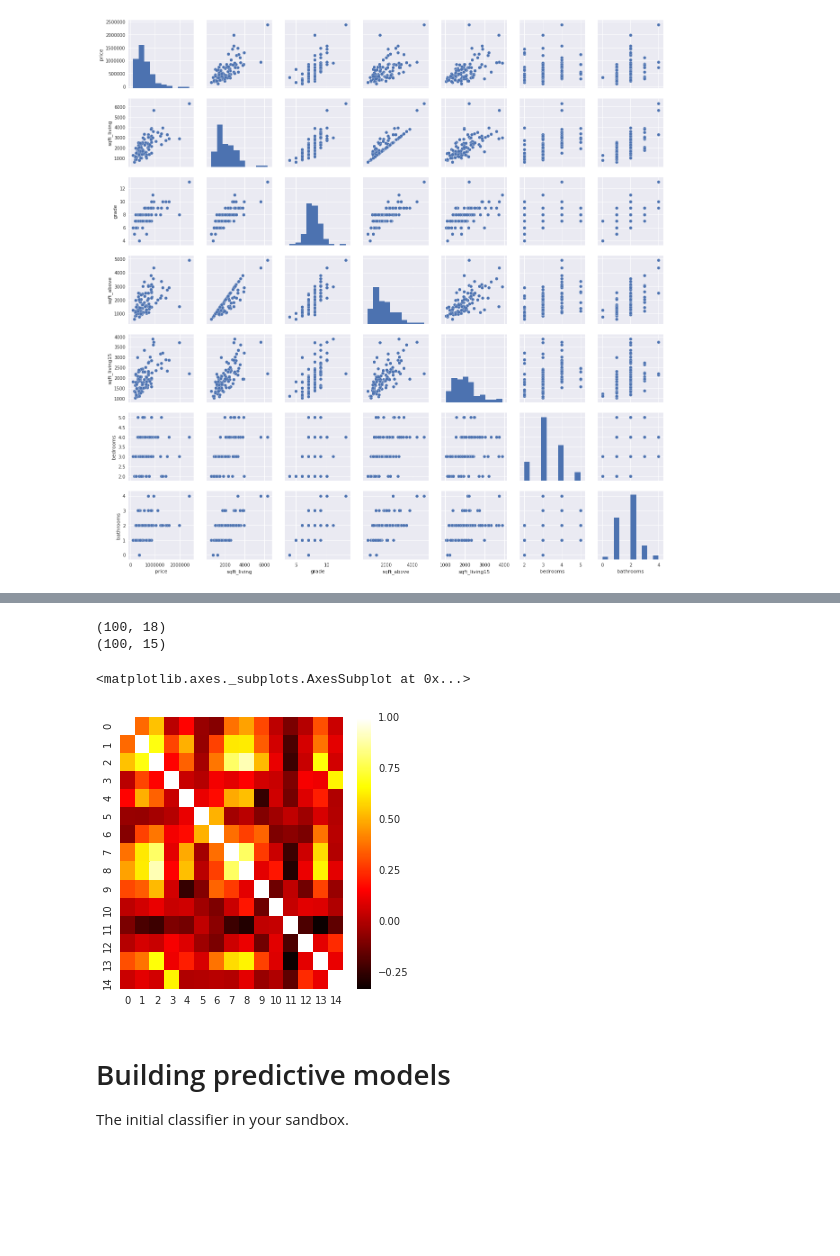
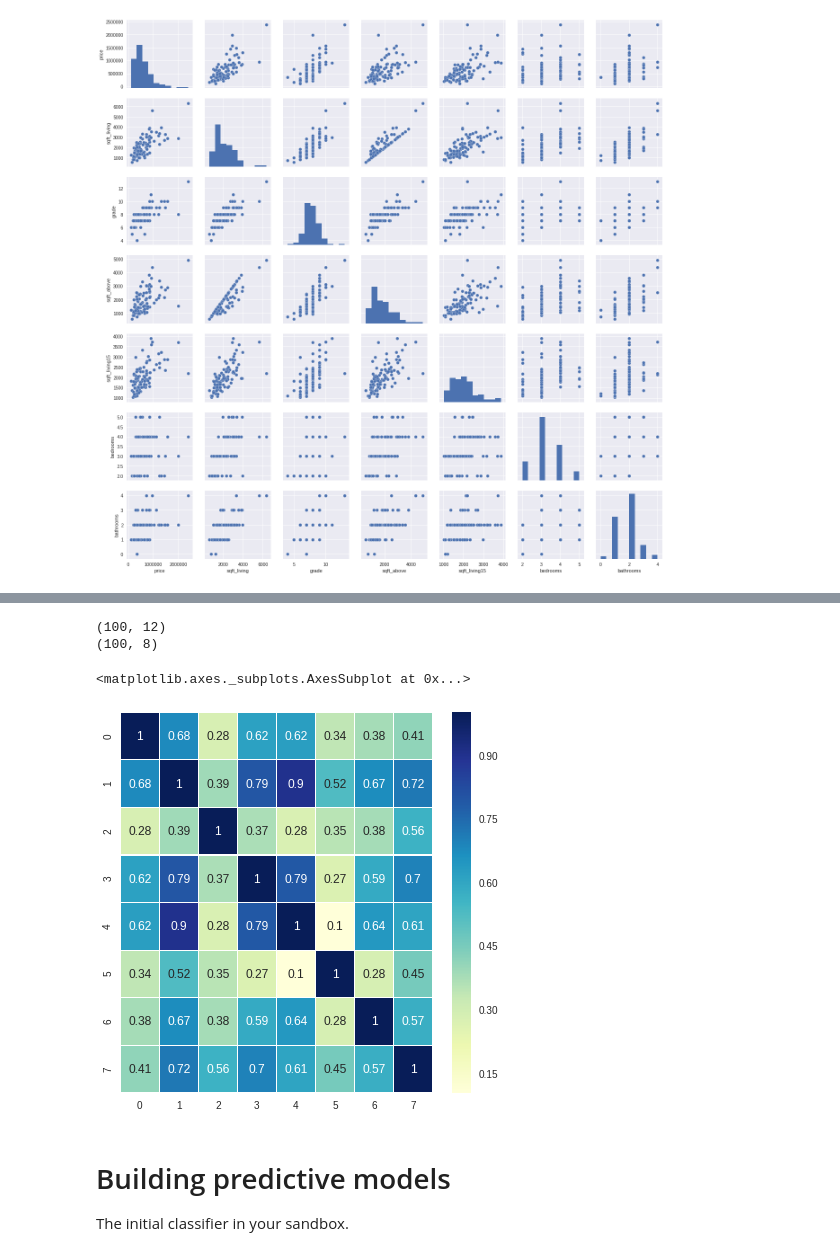
Before and after one commit to solidarite/friend, a Jupyter notebook: README.ipynb, the cells around one changed output, grey strips where cells are left out. Saved outputs shown, nothing was run; the diff lists cells and outputs as text; code cells hidden in the pictures; blank space fills up the shorter version.

```diff
--- a/README.ipynb
+++ b/README.ipynb
@@ -207,12 +210,13 @@ sns.pairplot(XY[cols], size = 2.5,  palette='afmhot')
 # %%
 print type(X)
 
-confusion=XY.drop(columns=['lat','age_of_renov'])
+#confusion=XY.drop(columns=['lat','age_of_renov'])
 
-plt.figure(figsize=(5,5))
-#X=X.assign(price = Y)
-#X=X.drop('lat',1)
-sns.heatmap(confusion.corr(), cmap='hot')
+plt.figure(figsize=(15,15))
+X=X.assign(price = Y)
+X=X.drop('lat',1)
+
+sns.heatmap(X.corr(), cmap='brg',annot=True,linewidths=.2)
 # %% [output]
 <class 'pandas.core.frame.DataFrame'>
 <matplotlib.axes._subplots.AxesSubplot at 0x...>
@@ -219,0 +224,17 @@ sns.heatmap(confusion.corr(), cmap='hot')
+# %%
+print type(X)
+
+#confusion=XY.drop(columns=['lat','age_of_renov'])
+
+plt.figure(figsize=(7,7))
+X=X.assign(price = Y)
+X=X.drop('long',1)
+X=X.drop('yr_built',1)
+X=X.drop('sqft_lot',1)
+X=X.drop('yr_renovated',1)
+X=X.drop('zipcode',1)
+X=X.drop('sqft_lot15',1)
+
+
+
+sns.heatmap(X.corr(), cmap='YlGnBu',annot=True,linewidths=.2,vmin =0)
@@ -220,22 +245,22 @@ sns.heatmap(confusion.corr(), cmap='hot')
 # %%
 #Sort of preprocessing
 
 from sklearn.feature_selection import SelectKBest
 from sklearn.feature_selection import f_regression
 import pandas as pd
 
 print(X.shape)
 
-X_new=pd.DataFrame(SelectKBest(f_regression,k=15).fit_transform(X,Y))
+X_new=pd.DataFrame(SelectKBest(f_regression,k=8).fit_transform(X,Y))
 print(X_new.shape)
 
-plt.figure(figsize=(5,5))
-sns.heatmap(X_new.corr(), cmap='hot')
+plt.figure(figsize=(7,7))
+sns.heatmap(X_new.corr(), cmap='YlGnBu',annot=True,linewidths=.2)
 # %% [output]
-(100, 18)
-(100, 15)
+(100, 12)
+(100, 8)
 <matplotlib.axes._subplots.AxesSubplot at 0x...>
-[figure, old version]
+[figure, new version]
 # %% [markdown]
 # Building predictive models
 The initial classifier in your sandbox.
```
Also changed, not shown: parts of 19 cells of this notebook.
